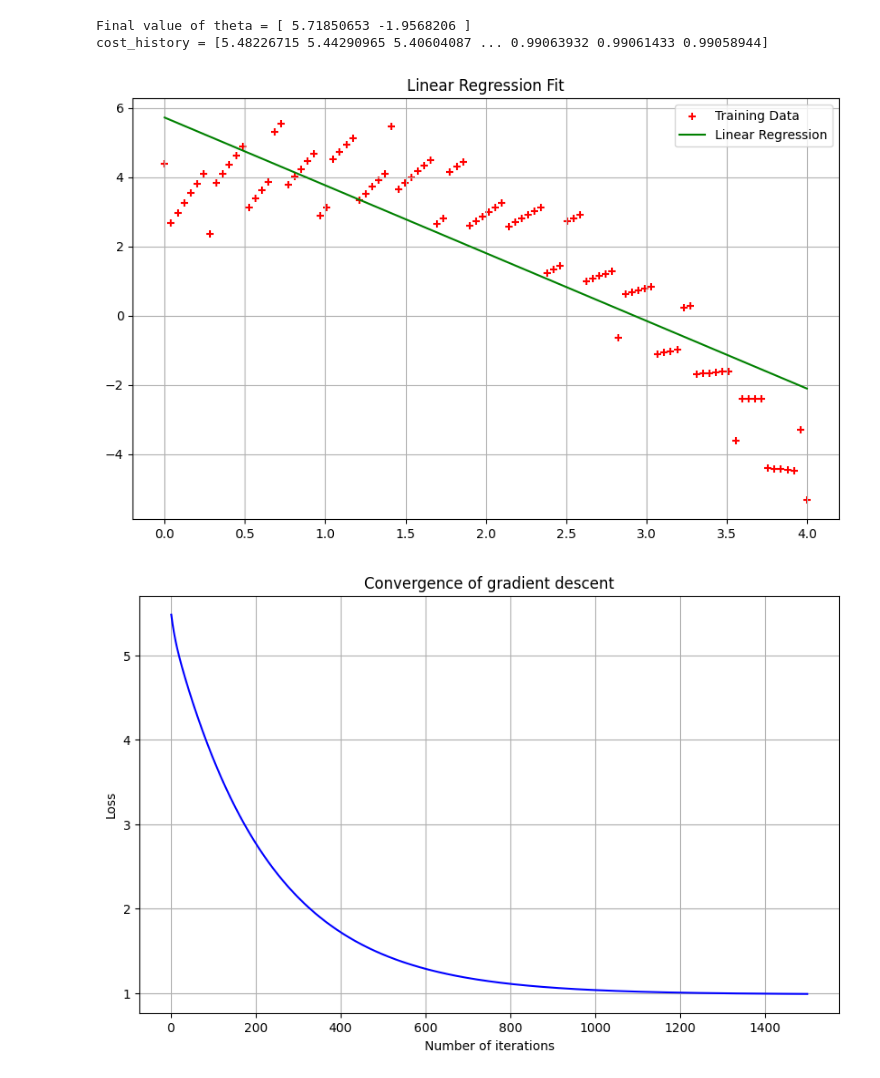
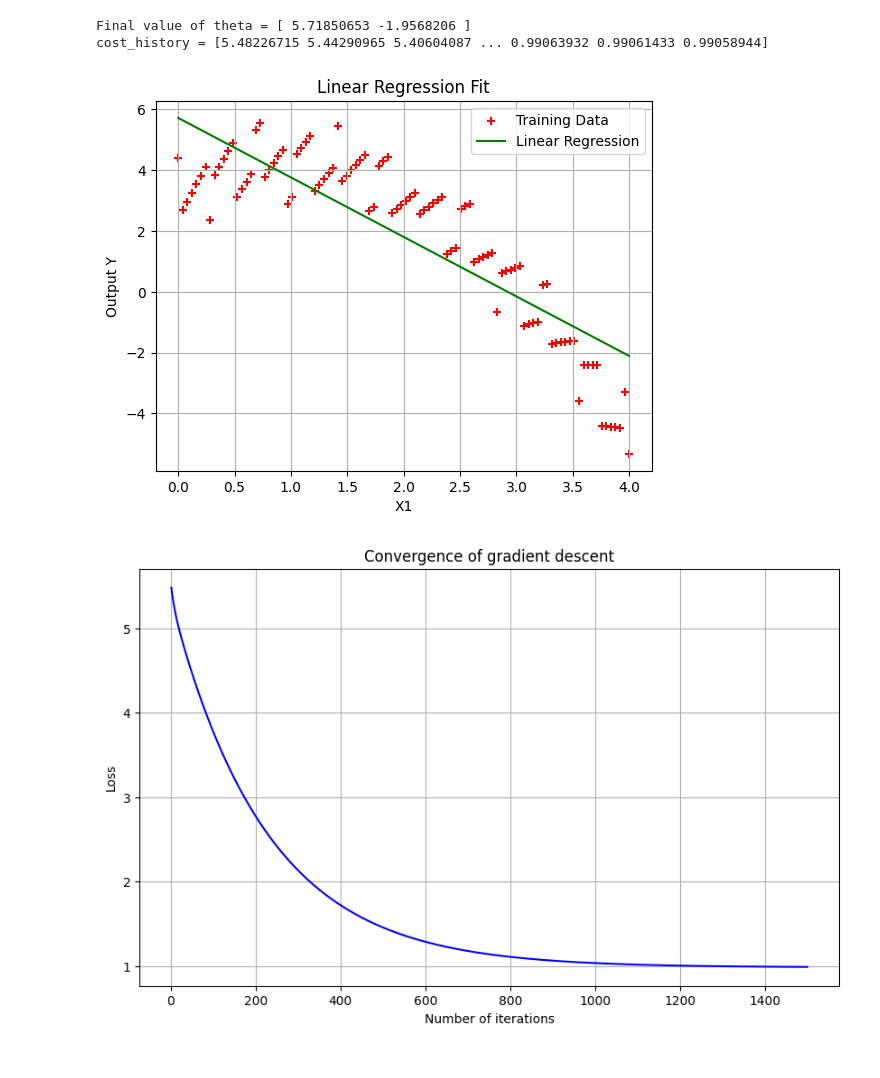
Before and after one commit to Swayyum/Intro-to-ML, a Jupyter notebook: HW1.ipynb, the cells around one changed output. Cells and saved outputs as stored; diff of their text form; code cells hidden in the pictures.

```diff
--- a/HW1.ipynb
+++ b/HW1.ipynb
@@ -149,24 +149,26 @@ cost_history = [5.48226715 5.44290965 5.40604087 ... 0.99063932 0.99061433 0.990
 # %%
 
 # Assuming that X, y, and theta are already defined
 # Also assuming that X has two columns: a feature column and a column of ones
 
 # Scatter plot for the training data
 plt.scatter(X[:, 1], y, color='red', marker='+', label='Training Data')
 
 # Line plot for the linear regression model
 plt.plot(X[:, 1], X.dot(theta), color='green', label='Linear Regression')
 
 # Plot customizations
 plt.rcParams["figure.figsize"] = (10, 6)
 plt.grid(True)
+plt.xlabel('X1')
+plt.ylabel('Output Y')
 plt.title('Linear Regression Fit')
 plt.legend()
 
 # Show the plot
 plt.show()
 # %% [output]
-[figure, old version]
+[figure, new version]
 # %%
 plt.plot(range(1, iterations + 1), cost_history, color='blue')
 plt.rcParams["figure.figsize"] = (10, 6)
```
Also changed, not shown: parts of 9 cells of this notebook.
